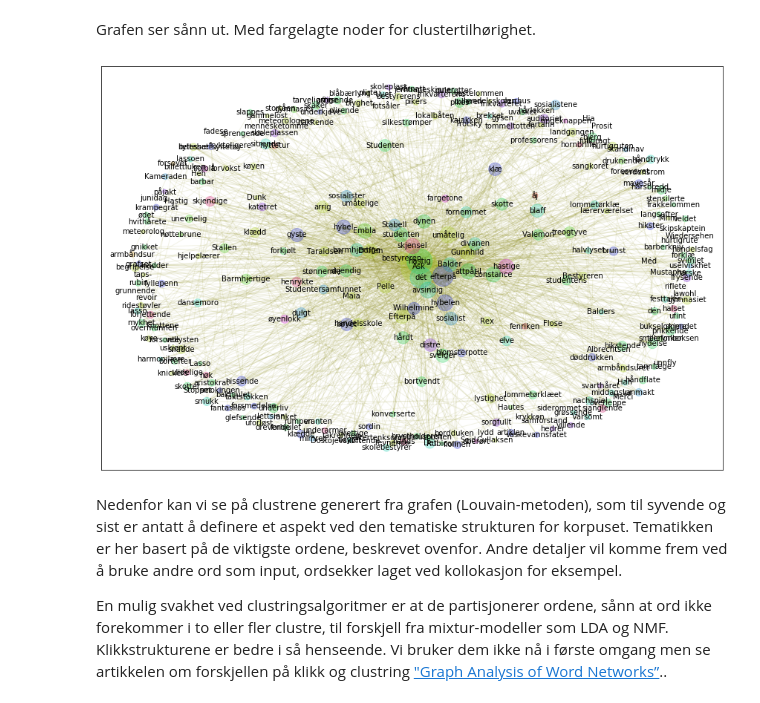
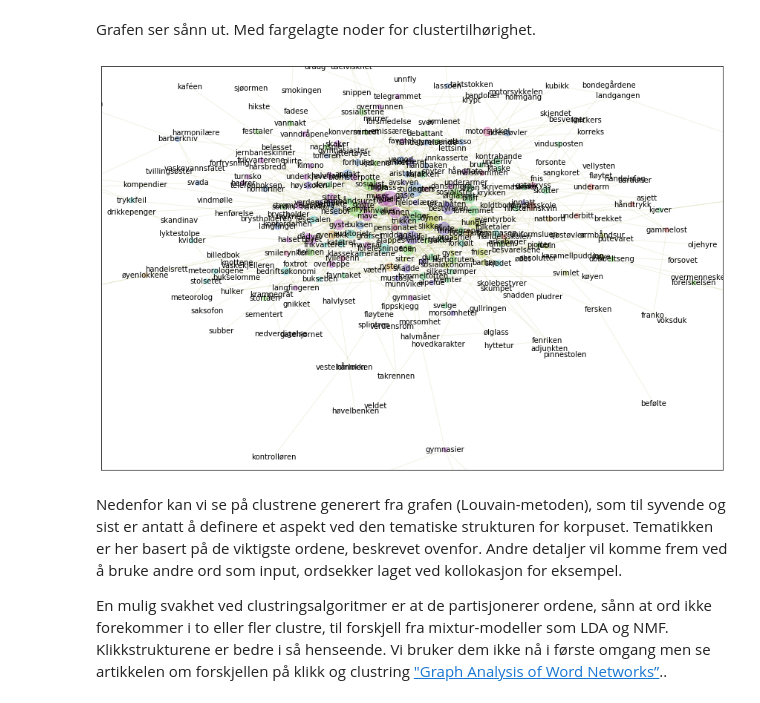
Before and after one commit to Yoonsen/Trawling, a Jupyter notebook: TM-Mykle.ipynb, the cells around one changed output. Saved outputs shown, nothing was run; the diff lists cells and outputs as text; code cells hidden in the pictures.

```diff
--- a/TM-Mykle.ipynb
+++ b/TM-Mykle.ipynb
@@ -130,4 +130,5 @@ Når ordene sammenlignes med det som er forventet dukker det opp en slags temati
 
 Vi bruker korpus-ordene for å lage en tematisk struktur. Alt vi vet foreløpig er at hver og en av dem forekommer hyppigere i korpuset enn ellers i bokverdenen. Hvordan henger de sammen?
 # %%
-list(nb.frame_sort(nb.frame(df[0]/tot.tot)).head(20).index)
+selection_ = word_form_many(list(nb.frame_sort(nb.frame(df[0]/tot.tot)).head(700).index))
+selection = [x[0] for x in selection_ if 'subs' in x[1] or 'verb' in x[1]]
@@ -159,7 +159,7 @@ Her ser vi bare på ord som er mer eller mindre unike for tekstene i korpuset. A
 
 Ordene som skal brukes kunne i prinsippert vært hele korpuset, men for å komme i havn før nyttårsaften, og ikke sprenge datakapasiteten gjøres et utvalg. Forskjellig sett ord kan velges og gi andre resultat.
 # %%
-Gs = [nb.make_network_graph(str(u), list(nb.frame_sort(nb.frame(df[0]/tot.tot)).head(300).index)) for u in books.urn]
+Gs = [nb.make_network_graph(str(u), selection) for u in books.urn]
 # %%
 G = nx.Graph()
 for g in Gs:
@@ -167,9 +167,9 @@ for g in Gs:
 # %% [markdown]
 Grafen ser sånn ut. Med fargelagte noder for clustertilhørighet.
 # %%
-gnl.show_graph(G, spread = 1.5)
+gnl.show_graph(G)
 # %% [output]
-[figure, old version]
+[figure, new version]
 # %% [markdown]
 Nedenfor kan vi se på clustrene generert fra grafen (Louvain-metoden), som til syvende og sist er antatt å definere et aspekt ved den tematiske strukturen for korpuset. Tematikken er her basert på de viktigste ordene, beskrevet ovenfor. Andre detaljer vil komme frem ved å bruke andre ord som input, ordsekker laget ved kollokasjon for eksempel.
 
```
Also changed, not shown: parts of 13 cells of this notebook, 20 other files.
